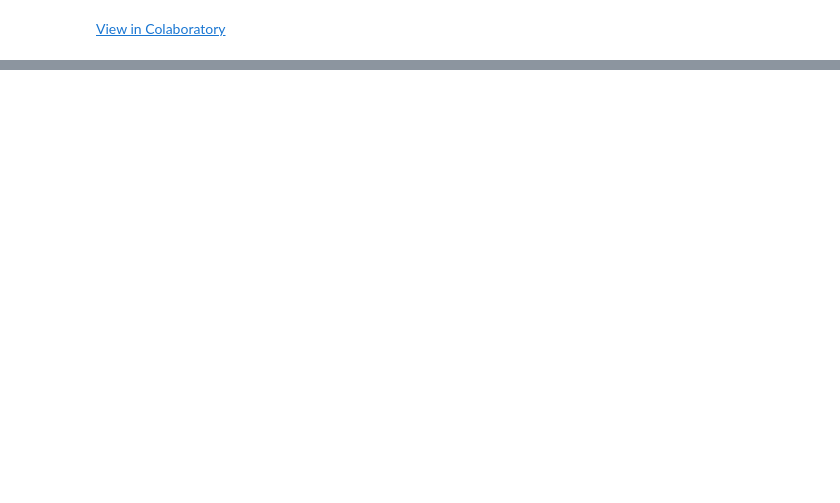
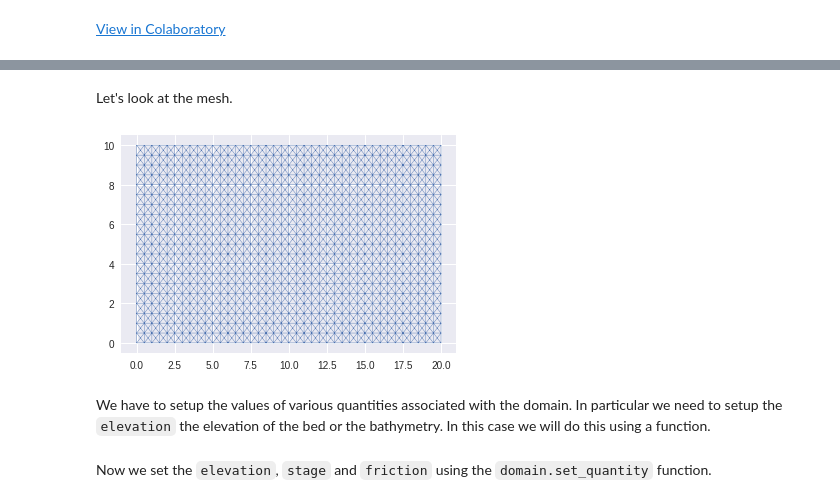
Before and after one commit to stoiver/anuga-clinic-2018, a Jupyter notebook: install_anuga.ipynb, the cells around one changed output, grey strips where cells are left out. Drawn from its saved outputs; the diff is of its cells as text; code cells hidden in the pictures; blank space fills up the shorter version.

```diff
--- a/install_anuga.ipynb
+++ b/install_anuga.ipynb
@@ -115,0 +54,17 @@ and dispaly maths too!
+# %%
+domain = anuga.rectangular_cross_domain(40, 20, len1=20.0, len2=10.0)
+domain.set_name('channel1')
+# %% [markdown]
+Let's look at the mesh.
+# %%
+import matplotlib.tri as tri
+nodes = domain.nodes
+triangles = domain.triangles
+
+#triang = tri.Triangulation(nodes[:,0], nodes[:,1], triangles)
+
+plt.triplot(nodes[:,0], nodes[:,1], triangles, linewidth = 0.4);
+# %% [output]
+[figure, added]
+# %% [markdown]
+We have to setup the values of various quantities associated with the domain. In particular we need to setup the `elevation` the elevation of the bed or the bathymetry. In this case we will do this using a function.
@@ -115,0 +106,2 @@ and dispaly maths too!
+# %% [markdown]
+Now we set the `elevation`, `stage` and `friction` using the `domain.set_quantity` function.
```
Also changed, not shown: parts of 20 cells of this notebook.
